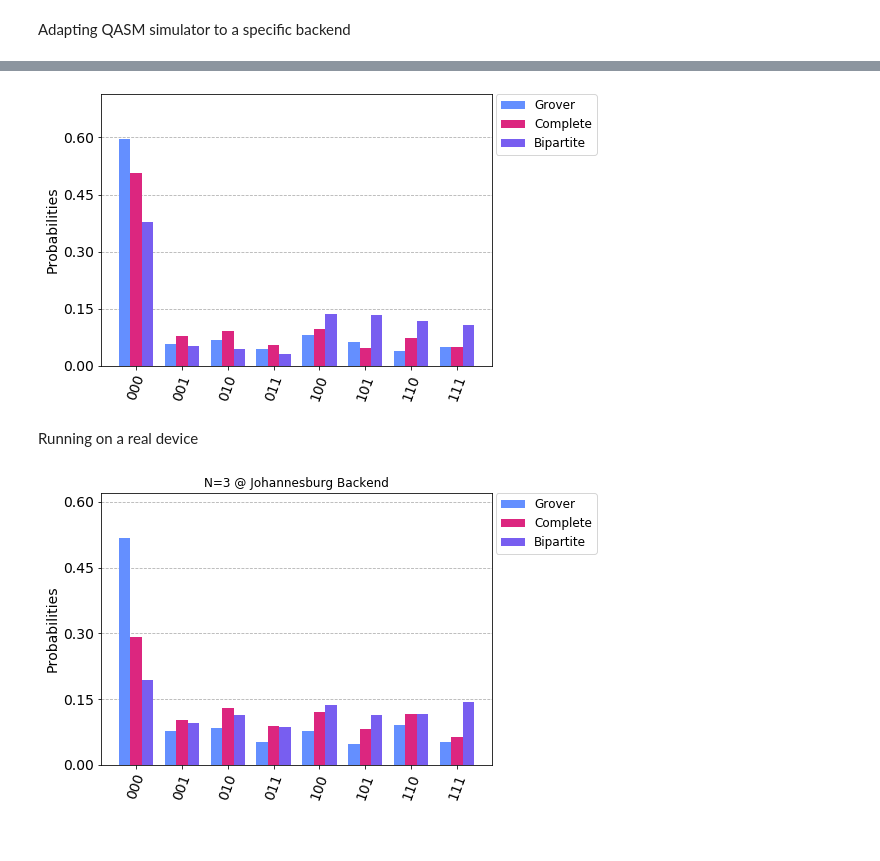
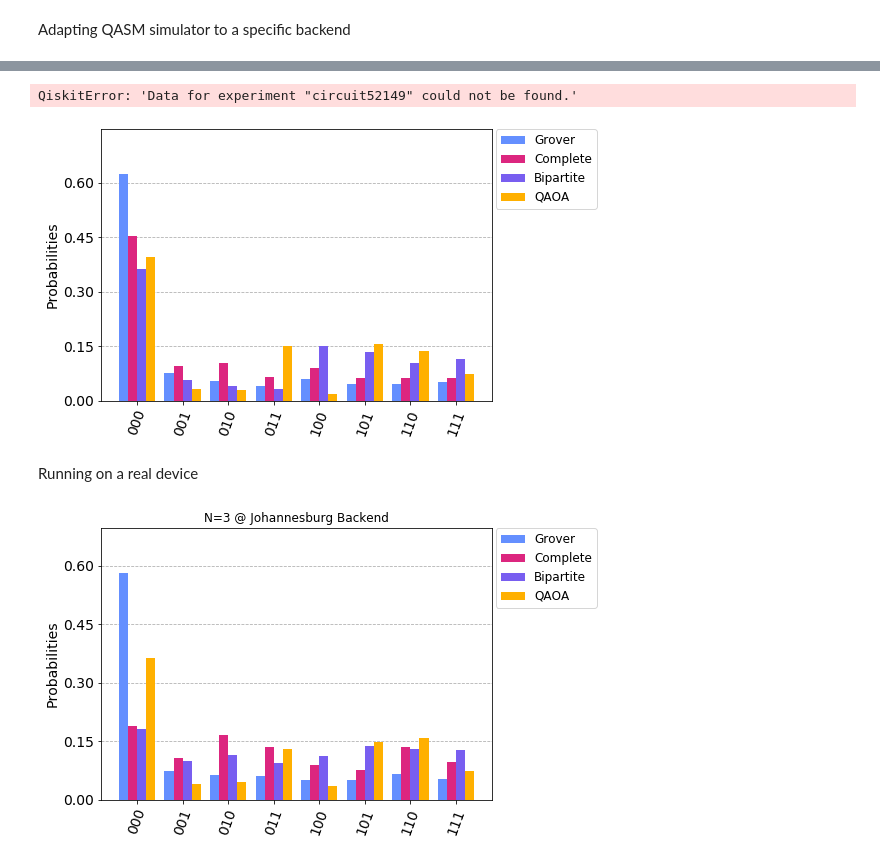
Before and after one commit to JaimePSantos/Dissertation-Tex-Code, a Jupyter notebook: Coding/Qiskit/Grover Search/allSearch.ipynb, the cells around one changed output, grey strips where cells are left out. Saved outputs shown, nothing was run; the diff lists cells and outputs as text; code cells hidden in the pictures.

```diff
--- a/Coding/Qiskit/Grover Search/allSearch.ipynb
+++ b/Coding/Qiskit/Grover Search/allSearch.ipynb
@@ -252,4 +213,6 @@ circuitsC = transpile([qcCNoise]*100,basis_gates=basisGatesD,backend=deviceBacke
 qcBNoise = runWalkBipartite2([0],N2,n2,2)
 # qcBNoise = transpile(qcBNoise,basis_gates=basisGatesD,backend=deviceBackend,optimization_level=3,layout_method='noise_adaptive',seed_transpiler=0)
 # print("%d depth, %d CNOTs" % (qcBNoise.depth(), qcBNoise.count_ops()['cx']))
-circuitsB = transpile([qcBNoise]*100,basis_gates=basisGatesD,backend=deviceBackend,optimization_level=3,layout_method='noise_adaptive',seed_transpiler=0)
+circuitsB = transpile(qcBNoise,basis_gates=basisGatesD,backend=deviceBackend,optimization_level=3,initial_layout=initLayout,seed_transpiler=0)
+# circuitsB = transpile(qcBNoise,basis_gates=basisGatesD,backend=deviceBackend,optimization_level=3,layout_method='noise_adaptive',seed_transpiler=0)
+print("%d depth, %d CNOTs" % (circuitsB.depth(), circuitsB.count_ops()['cx']))
@@ -255,0 +221,4 @@ circuitsB = transpile([qcBNoise]*100,basis_gates=basisGatesD,backend=deviceBacke
+# %%
+qaoaNoise = runQAOA(N2,angle,0,gamma,1)
+circuitsQAOA = transpile(qaoaNoise,basis_gates=basisGatesD,backend=deviceBackend,optimization_level=3,layout_method='noise_adaptive',seed_transpiler=22)
+# qaoaNoise.draw(output='mpl')
@@ -256,5 +235,7 @@ circuitsB = transpile([qcBNoise]*100,basis_gates=basisGatesD,backend=deviceBacke
 # %%
-resultNoiseG = execute(qcGNoise,simulator,noise_model=noiseModel,coupling_map=couplingMap,basis_gates=basisGates).result()
-countsNoiseG = resultNoiseG.get_counts(qcGNoise)
+resultNoiseG = execute(circsG,simulator,noise_model=noiseModel,coupling_map=couplingMap,basis_gates=basisGates).result()
+countsNoiseG = resultNoiseG.get_counts(circuitsG)
 # plot_histogram(countsNoiseG)
+# %% [output]
+QiskitError: 'Data for experiment "circuit52149" could not be found.'
 # %%
@@ -268,19 +253,21 @@ countsNoiseB = resultNoiseB.get_counts(qcBNoise)
 # %%
-plot_histogram([countsNoiseG,countsNoiseC,countsNoiseB],legend=['Grover', 'Complete','Bipartite'],bar_labels=False)
+plot_histogram([countsNoiseG,countsNoiseC,countsNoiseB,countsNoiseQAOA],legend=['Grover', 'Complete','Bipartite','QAOA'],bar_labels=False)
 # %% [output]
-[figure, old version]
+[figure, new version]
 # %% [markdown]
 Running on a real device
 # %%
-resultGrover5 = run(circsG,leastBusyBackend,shots=8000)
-resultComplete5 = run(circuitsC, leastBusyBackend,shots=8000)
-resultBipartite5 = run(circuitsB,leastBusyBackend,shots=8000)
+resultGrover5 = run(circsG,deviceBackend,shots=8000)
+resultComplete5 = run(circuitsC, deviceBackend,shots=8000)
+resultBipartite5 = run(circuitsB,deviceBackend,shots=8000)
+resultQAOA = run(circuitsQAOA,deviceBackend,shots=8000)
 # %%
-countsGrover5 = getJobCounts(resultGrover5,leastBusyBackend)
-countsComplete5 = getJobCounts(resultComplete5,leastBusyBackend)
-countsBipartite5 = getJobCounts(resultBipartite5,leastBusyBackend)
+countsGrover5 = getJobCounts(resultGrover5,deviceBackend)
+countsComplete5 = getJobCounts(resultComplete5,deviceBackend)
+countsBipartite5 = getJobCounts(resultBipartite5,deviceBackend)
+resultQAOA5 = getJobCounts(resultQAOA,deviceBackend)
 # %%
-plot_histogram([countsGrover5,countsComplete5,countsBipartite5],legend=['Grover', 'Complete','Bipartite'],bar_labels=False,title='N=3 @ Johannesburg Backend')
+plot_histogram([countsGrover5,countsComplete5,countsBipartite5,resultQAOA5],legend=['Grover', 'Complete','Bipartite','QAOA'],bar_labels=False,title='N=3 @ Johannesburg Backend')
 # %% [output]
-[figure, old version]
+[figure, new version]
 # %%
```
Also changed, not shown: parts of 33 cells of this notebook, 9 other files.
